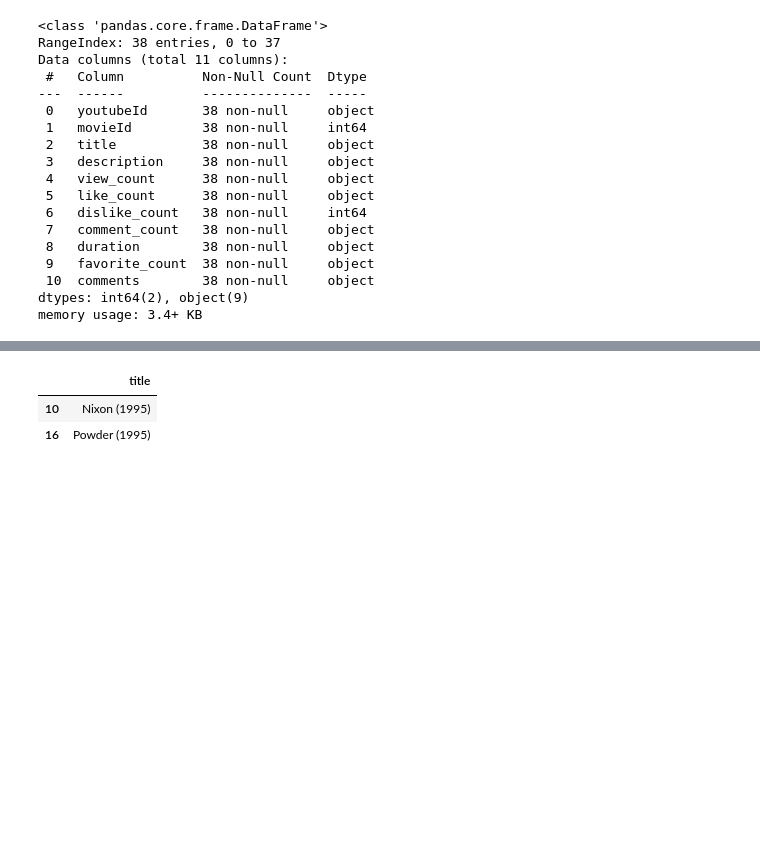
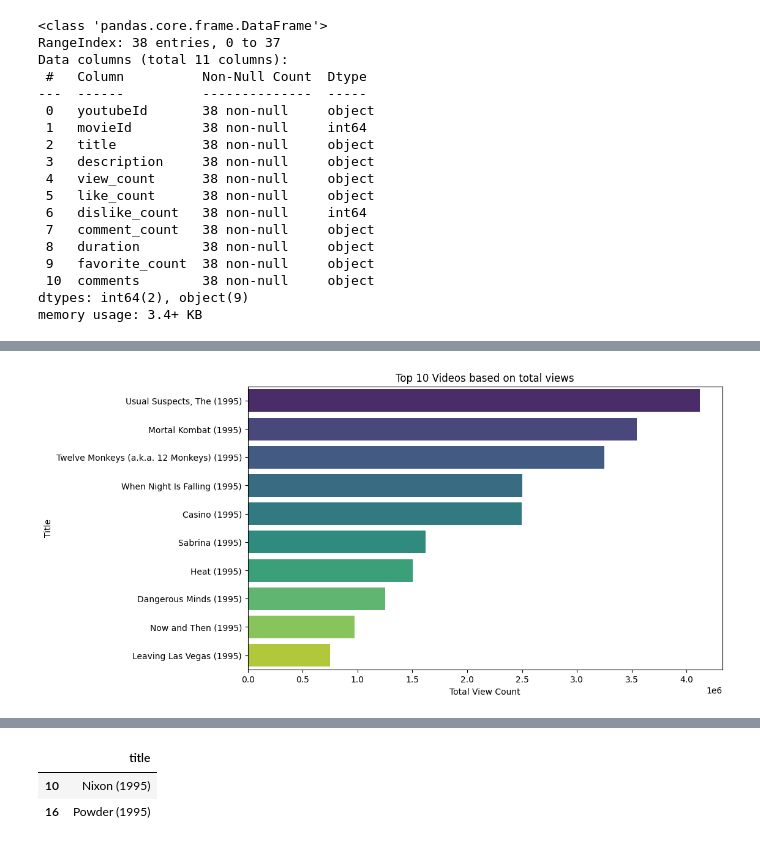
Before and after one commit to Shreyabaral/SocialMediaAnalytics, a Jupyter notebook: youtube_data_analysis.ipynb, the cells around one changed output, grey strips where cells are left out. Saved outputs shown, nothing was run; the diff lists cells and outputs as text; code cells hidden in the pictures; blank space fills up the shorter version.

Commit message:
Bar diagrams added

```diff
--- a/youtube_data_analysis.ipynb
+++ b/youtube_data_analysis.ipynb
@@ -191,6 +200,16 @@ results_df.sort_values(by='view_count', ascending=False)[:10]
 | 22 | gA-5nLQCmW8 | 31 | Dangerous Minds (1995) | Dangerous Minds Trailer - 1995 Ch... | 1250954 | 4967 | 0 | 442 | ... |
 | 18 | RQLVzTtt2Ws | 27 | Now and Then (1995) | Now and Then (1995) Official Trai... | 972668 | 7917 | 0 | 542 | ... |
 | 17 | UMlYWZgCIgo | 25 | Leaving Las Vegas (1995) | Trailer for Mike Figgis's film | 747521 | 860 | 0 | 199 | ... |
+# %%
+#bar diagram of top 10 videos based on total views
+plt.figure(figsize=(10, 6))
+sns.barplot(x='view_count', y='title', data=results_df.sort_values(by='view_count', ascending=False)[:10], palette='viridis')
+plt.title('Top 10 Videos based on total views')
+plt.xlabel('Total View Count')
+plt.ylabel('Title')
+plt.show()
+# %% [output]
+[figure, added]
 # %%
 #A list of bottom 10 videos based on the total views
 results_df.sort_values(by='view_count', ascending=False).tail(10)
```
Also changed, not shown: parts of 5 cells of this notebook.
